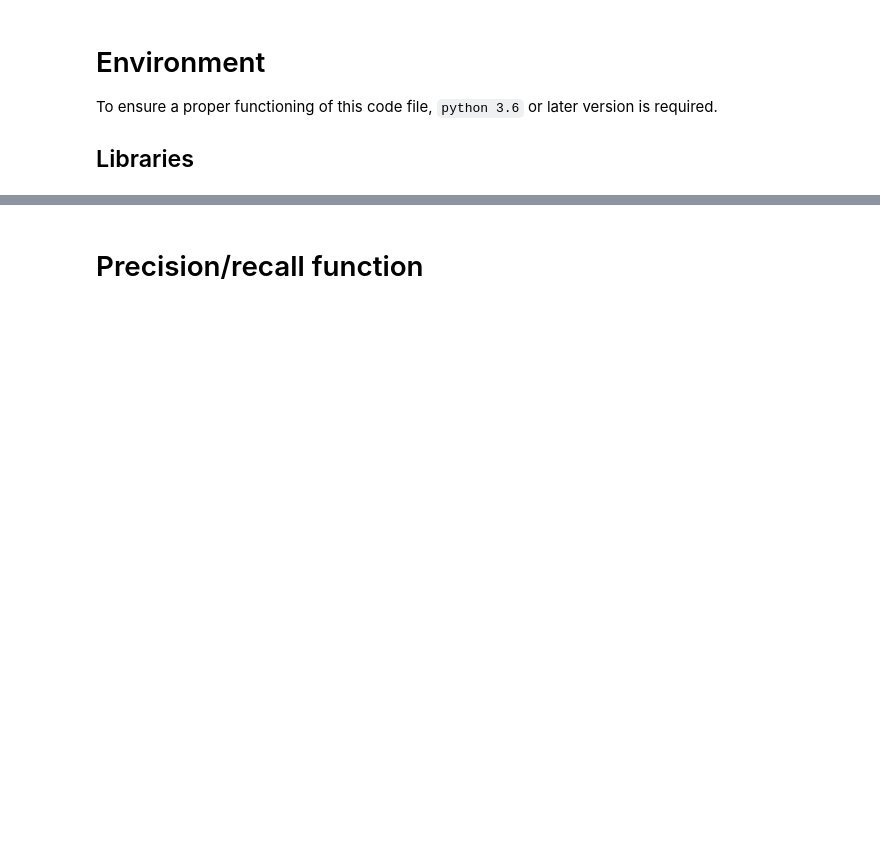
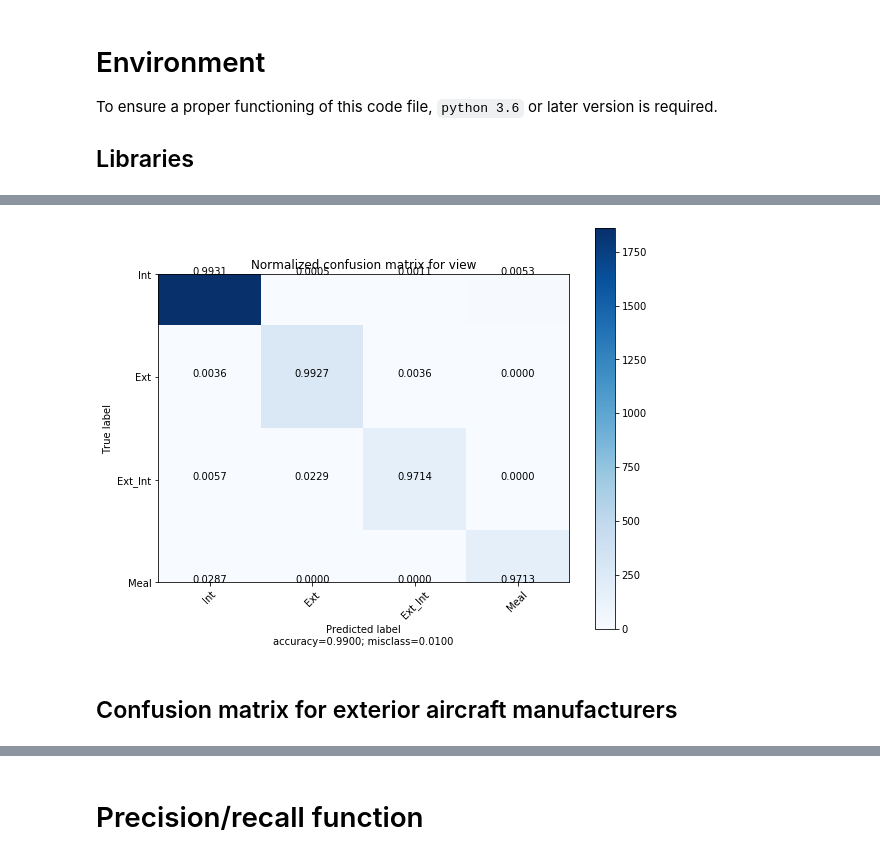
Before and after one commit to interpromoSID2020Airbus/g7_images_sociales, a Jupyter notebook: Results/g7_confusion_matrix.ipynb, the cells around one changed output, grey strips where cells are left out. Saved outputs shown, nothing was run; the diff lists cells and outputs as text; code cells hidden in the pictures; blank space fills up the shorter version.

Commit message:
results quality control (IN PROGRESS)

```diff
--- a/Results/g7_confusion_matrix.ipynb
+++ b/Results/g7_confusion_matrix.ipynb
@@ -281,0 +40,5 @@ plot_confusion_matrix(confusion_matrix_int_mod, labels_mod_int,
+# %%
+project_path = './../'
+pred_path = project_path + 'Results/'
+stats_path = project_path + 'ImagesStats/'
+pred_file_name = 'pred_SEATGURU_4'
@@ -281,0 +47,9 @@ plot_confusion_matrix(confusion_matrix_int_mod, labels_mod_int,
+# %%
+# Retreive predictions DataFrame and ground truth DataFrame
+df_pred = pd.read_csv(pred_path + pred_file_name + '.csv', sep=';')
+df_real = pd.read_csv(stats_path + 'g7_SEATGURU_annotate.csv', sep=';')
+
+df_pred.rename(columns={'img': 'name', 'view': 'view_pred'}, inplace=True)
+
+# Merge --> 'x' columns: ground truth; 'y': pred
+df = pd.merge(df_pred, df_real)
@@ -281,0 +136,6 @@ plot_confusion_matrix(confusion_matrix_int_mod, labels_mod_int,
+# %%
+y_true_view = list(df['view'])
+y_pred_view = list(df['view_pred'])
+labels_view = ['Int', 'Ext', 'Ext_Int', 'Meal']
+confusion_matrix_view = confusion_matrix(
+    y_true_view, y_pred_view, labels=labels_view)
@@ -281,0 +147,7 @@ plot_confusion_matrix(confusion_matrix_int_mod, labels_mod_int,
+# %%
+plot_confusion_matrix(confusion_matrix_view, labels_view, title='Normalized confusion matrix for view',
+                      normalize=True)
+# %% [output]
+[figure, added]
+# %% [markdown]
+## Confusion matrix for exterior aircraft manufacturers
```
Also changed, not shown: parts of 111 cells of this notebook, 2 other files.
